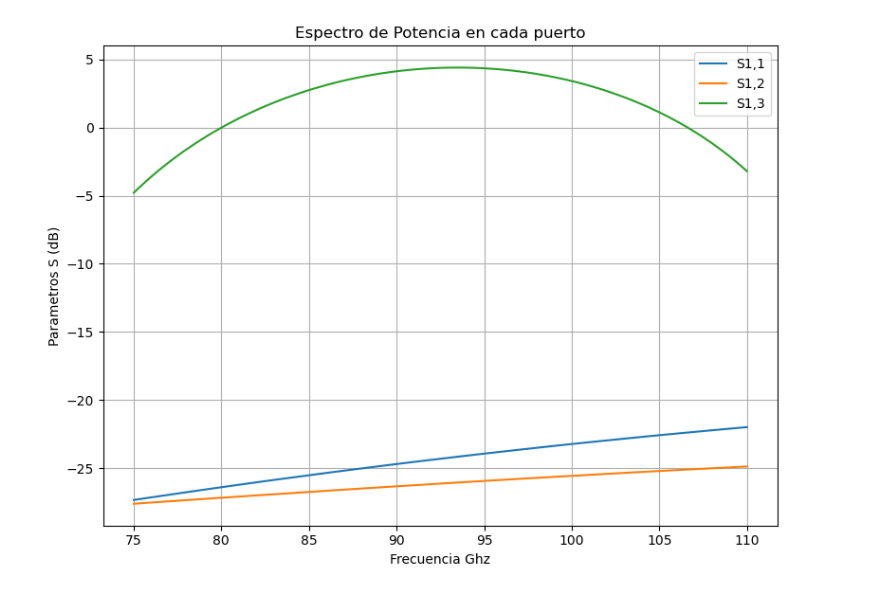
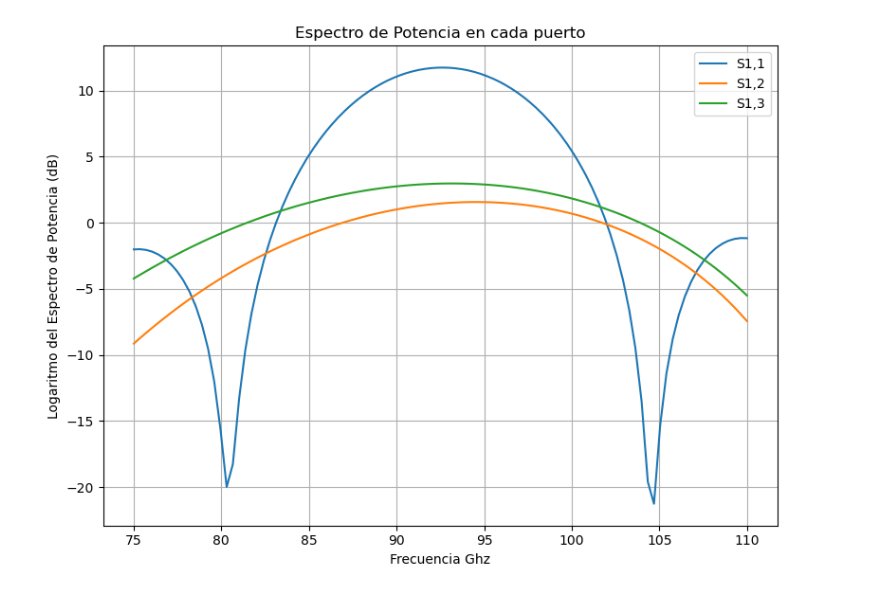
Before and after one commit to olopezace/optimizacion, a Jupyter notebook: geometriaHibrido.ipynb, the cells around one changed output. Drawn from its saved outputs; the diff is of its cells as text; code cells hidden in the pictures.

```diff
--- a/geometriaHibrido.ipynb
+++ b/geometriaHibrido.ipynb
@@ -16,10 +18,10 @@ L = (n-1)*(c+h) + h + 2  # (mm) altura de la guia
 
 # Conversión a unidades internas de Meep (1 unit = 1 mm)
 um = 1.0
-cell_x = L+1#d+b+3 * um
-cell_y = 5 * um
-cell_z = 5#a+2 * um
-resolution = 40 # pts/mm Resoluciones bajas dan errores de INf o Nan en los ca,pos al pareceser necesita una alta densidad ed puntos por milimetro
+cell_x = L+2#d+b+3 * um
+cell_y = 2*b + d + 1.5 * um
+cell_z = a +1.5 #a+2 * um
+resolution = 45 # pts/mm Resoluciones bajas dan errores de INf o Nan en los ca,pos al pareceser necesita una alta densidad ed puntos por milimetro
 
 # Banda de la fuente
 # pueden ser Banda 2: 67 - 90 Ghz, Banda3: 84 -116 GHz, Banda 2+3: 67-116
@@ -38,26 +40,7 @@ df = (fminima - fmaxima)
 
 nfreq = 100
 # %%
-# Fuente ubicada en uno de los extremos de la región
-k_point = mp.Vector3( fcentral, 0 , 0) # numero de onda en una onda plana, se distribuye en el eje X
-direction = mp.AUTOMATIC
-eig_parity = mp.EVEN_Y + mp.ODD_Z
-symmetries = [mp.Mirror(mp.Y)]
-eig_vol = None
-
-sources1 = [
-    mp.EigenModeSource(
-        src=mp.ContinuousSource(frequency=fcentral, fwidth = df),
-        size=(0, b,a),
-        center=mp.Vector3(-L/2+0.5,(b+d)/2,  0),
-        direction=direction,
-        eig_kpoint=k_point,
-        eig_band=1,
-        eig_parity=eig_parity,
-        eig_vol=eig_vol
-    )
-]
-
+# Definición de la fuente
 sources2 = [
     mp.Source(
         mp.ContinuousSource(frequency=fcentral, fwidth = df), component=mp. Hz,size=(0, b,a) ,center=mp.Vector3(-L/2+0.1,(b+d)/2,  0),
@@ -68,9 +51,9 @@ sources2 = [
 
 # lista de posiciones o regiones donde pones monitores
 regions = [
+    mp.FluxRegion(center=mp.Vector3(  -L/2+0.3, (b+d)/2, 0), size=mp.Vector3 (0, b, a)),
     mp.FluxRegion(center=mp.Vector3(  L/2-0.1, (b+d)/2, 0), size=mp.Vector3 (0, b, a)),
     mp.FluxRegion(center=mp.Vector3(  L/2-0.1, -(b+d)/2, 0), size=mp.Vector3 (0, b, a)),
-    mp.FluxRegion(center=mp.Vector3(  -L/2+0.5, (b+d)/2, 0), size=mp.Vector3 (0, b, a)),
 ]
 # %%
 def geometria(a,b,c,L,d,h,n):
@@ -85,13 +68,13 @@ def geometria(a,b,c,L,d,h,n):
             return
 
         geometry = [
-            mp.Block(size = mp.Vector3(cell_x,cell_y,cell_z), # Cubo de Metal al rededor del hibrido
+            mp.Block(size = mp.Vector3(L,cell_y,cell_z), # Cubo de Metal al rededor del hibrido
                         center = mp.Vector3(0,0,0),
                         material = mp.metal),
-            mp.Block(size=mp.Vector3( cell_x, b, a), # Conductos principales
+            mp.Block(size=mp.Vector3( L, b, a), # Conductos principales
                         center=mp.Vector3( 0, -(b+d)/2, 0),
                         material=mp.air),
-            mp.Block(size=mp.Vector3(cell_x, b,  a),
+            mp.Block(size=mp.Vector3(L, b,  a),
                         center=mp.Vector3(0, (b+d)/2, 0),
                         material=mp.air)] + [
             mp.Block(size=mp.Vector3(h, d, a),
@@ -335,25 +297,25 @@ plt.ylabel("Fase (Grados) ");
 # %%
 
 # --- EXTRAEMOS Y PLOTAMOS FLUJO VS LONGITUD DE ONDA ---
 # obtenemos las frecuencias de muestreo
 freqs = mp.get_flux_freqs(flux_monitors[0])
 
 # recogemos los flujos de cada monitor
 flux_data = np.array([ mp.get_fluxes(fm) for fm in flux_monitors ]) # dato a usar en la optimización
 
 
 
 plt.figure(figsize=(8,6))
 for i, flux in enumerate(flux_data):
-    plt.plot(np.array(freqs)*300, 10*np.log10(flux), label=f'S1,{1+i}')
+    plt.plot(np.array(freqs)*300, 10*np.log10(flux), label=f'S1,{(1+i)}')
 #plt.plot(np.array(freqs)*300, 20*np.log10(flux_data[1]), label=f'Puerto 1')
 plt.xlabel('Frecuencia Ghz')
-plt.ylabel('Parametros S (dB)')
+plt.ylabel('Logaritmo del Espectro de Potencia (dB)')
 plt.title('Espectro de Potencia en cada puerto')
 plt.legend()
 plt.gca()  # opcional: λ creciente a la izquierda
 plt.grid(True)
 plt.tight_layout()
 plt.show()
 # %% [output]
-[figure, old version]
+[figure, new version]
```
Also changed, not shown: parts of 12 cells of this notebook.
